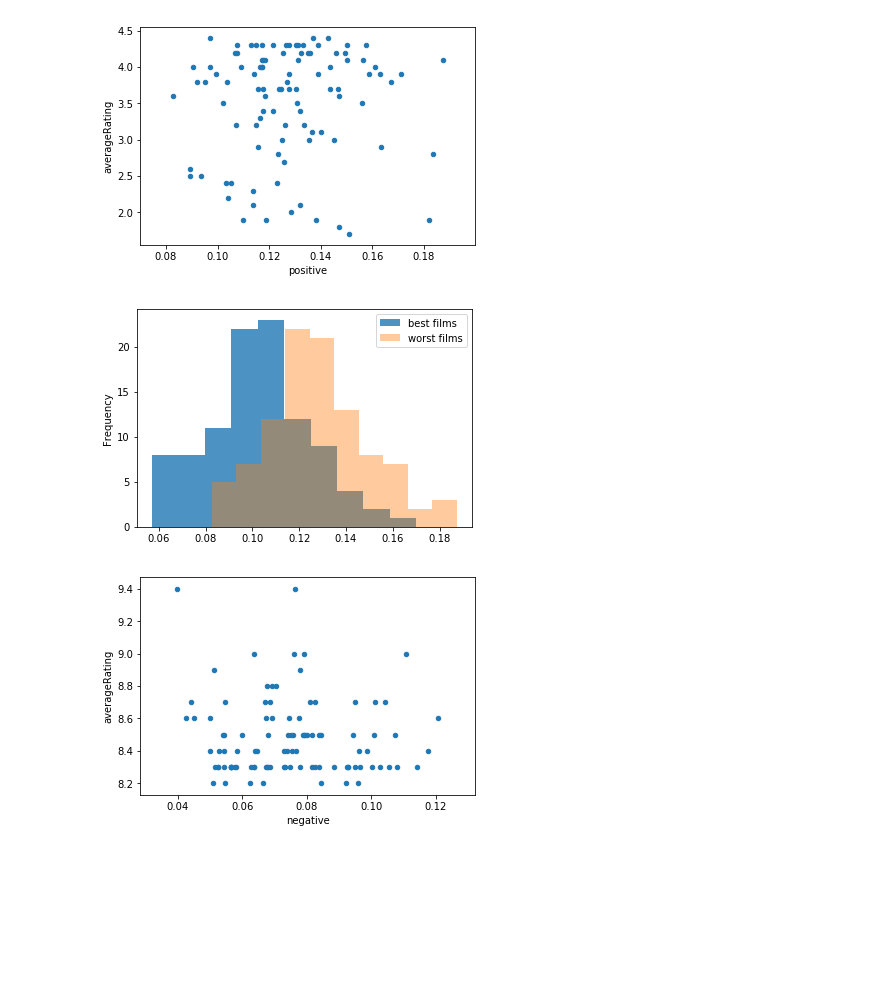
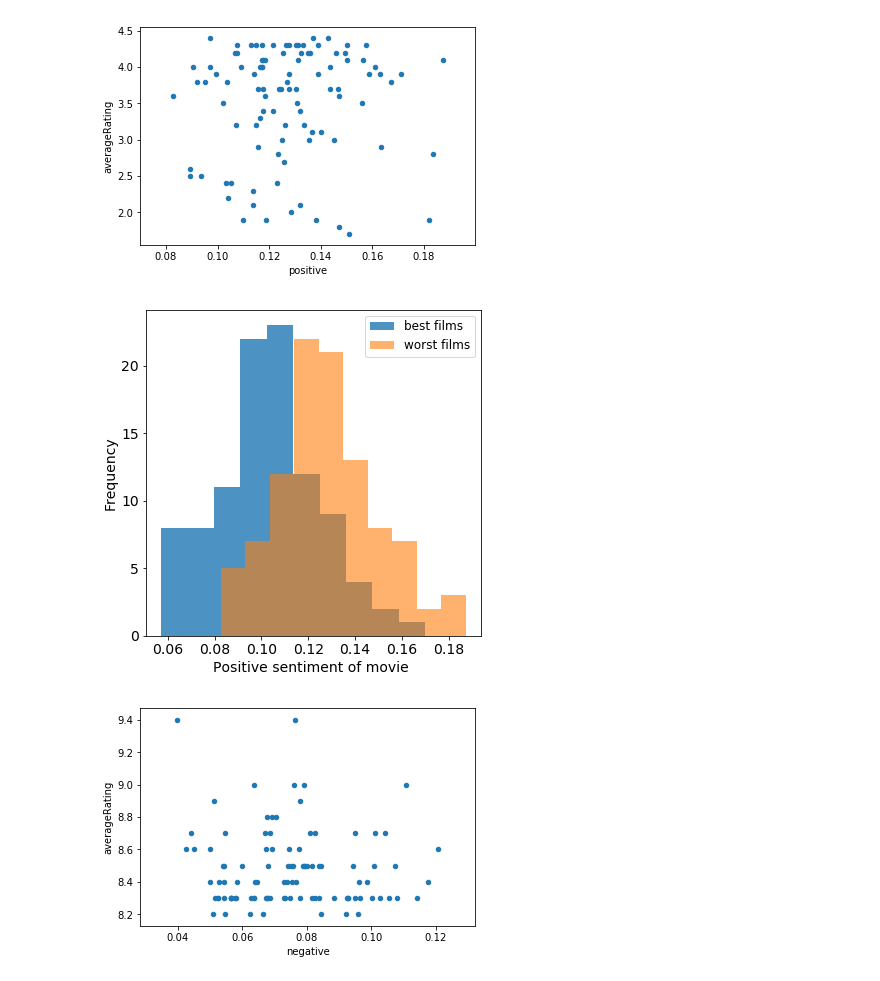
Before and after one commit to Xabitsuki/adamax, a Jupyter notebook: NotebookFinal.ipynb, the cells around one changed output. Cells and saved outputs as stored; diff of their text form; code cells hidden in the pictures; blank space fills up the shorter version.

```diff
--- a/NotebookFinal.ipynb
+++ b/NotebookFinal.ipynb
@@ -1054,11 +1147,13 @@ ax = df_strings_worst.plot.scatter("positive", "averageRating")
 [figure]
 # %%
 df_strings_best["positive"].plot.hist(alpha=0.8, label="best films")
-df_strings_worst["positive"].plot.hist(alpha=0.4, label="worst films")
-plt.legend(loc='upper right')
+df_strings_worst["positive"].plot.hist(alpha=0.6, label="worst films",figsize=(6,6),fontsize=14);
+plt.xlabel('Positive sentiment of movie ', fontsize=14);
+plt.ylabel('Frequency', fontsize=14);
+plt.legend(loc='upper right', fontsize=12)
 plt.show()
 # %% [output]
-[figure, old version]
+[figure, new version]
 # %%
 ax =df_strings_best.plot.scatter("negative", "averageRating")
 # %% [output]
```
Also changed, not shown: parts of 57 cells of this notebook.
